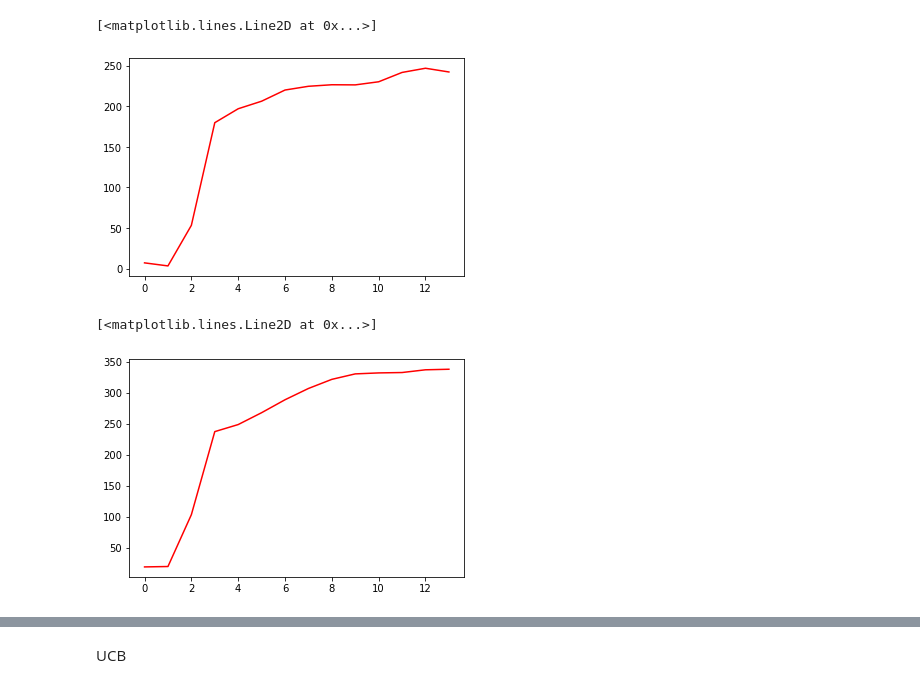
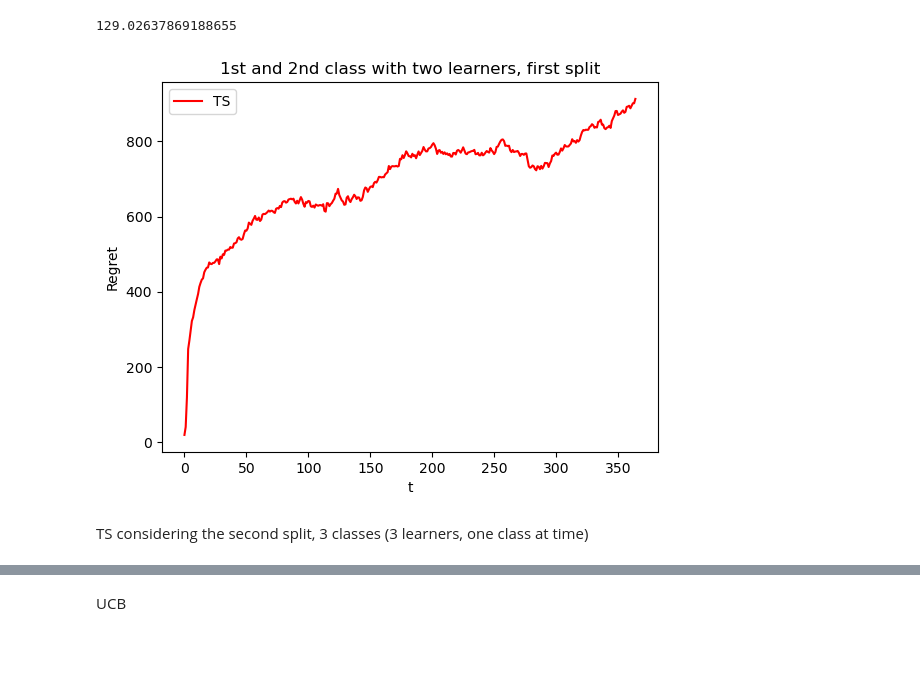
Before and after one commit to GiuliaMontani/Online-learning-application, a Jupyter notebook: Ola_project/Step72.ipynb, the cells around one changed output, grey strips where cells are left out. Saved outputs shown, nothing was run; the diff lists cells and outputs as text; code cells hidden in the pictures; blank space fills up the shorter version.

```diff
--- a/Ola_project/Step72.ipynb
+++ b/Ola_project/Step72.ipynb
@@ -381,12 +391,19 @@ E.graph = np.array([[0. , 0.5, 0. , 1. , 0. ],[1. , 0. , 0. , 0.5, 0. ],[0. , 1.
 # %%
-#FIND OPTIMAL SOLUTION AND CONVERSION RATES
+#FIND OPTIMAL SOLUTION AND CONVERSION RATES considering at the same time the three classes
+
+E = E_commerce(binary_features=1) #NORMAL ECOMMERCE
+E.set_lambda(0.5)
+E.set_products(products)
+E.graph = np.array([[0. , 0.5, 0. , 1. , 0. ],[1. , 0. , 0. , 0.5, 0. ],[0. , 1. , 0. , 0.5, 0. ],[0. , 0.5, 1. , 0. , 0. ],[1. , 0. , 0. , 0.5, 0. ]])
+
+
 n_arms = 4
 num_users = 100
 n_days = 365
 fixed_alpha = 0
 fixed_weights = 1
 fixed_units = 0
-num_experiments = 10
+num_experiments = 5
 opt_vector = np.zeros(num_experiments)
 conv_rates_per_experiment = []
 mean_units_sold_per_product_per_eperiment = []
@@ -492,8 +712,3 @@ for e in range(n_experiments):
     ts1_rewards_per_experiment.append(ts_learner.collected_rewards)
 
     ts1_pulls_per_arm_per_experiment.append(ts_learner.counter_per_arm)
-# %%
-plt.plot(np.cumsum(opt-np.mean(ts1_rewards_per_experiment,axis=0), axis=0), 'r')
-# %% [output]
-[<matplotlib.lines.Line2D at 0x...>]
-[figure, removed]
@@ -574,9 +715,20 @@ for e in range(n_experiments):
 # %%
 ts_reward_first_split = 0.3*(np.mean(ts1_rewards_per_experiment, axis=0))+0.7*(np.mean(ts2_rewards_per_experiment, axis=0))
-# %%
-
-plt.plot(np.cumsum(opt-ts_reward_first_split, axis=0), 'r')
-# %% [output]
-[<matplotlib.lines.Line2D at 0x...>]
-[figure, removed]
+# %%
+opt12 = 0.3*opt1+0.7*opt2
+opt12
+# %% [output]
+129.02637869188655
+# %%
+plt.figure(0)
+plt.xlabel("t")
+plt.ylabel("Regret")
+plt.title("1st and 2nd class with two learners, first split")
+plt.plot(np.cumsum(opt12-ts_reward_first_split, axis=0), 'r')
+plt.legend(["TS"])
+plt.show()
+# %% [output]
+[figure, added]
+# %% [markdown]
+TS considering the second split, 3 classes (3 learners, one class at time)
 # %%
```
Also changed, not shown: parts of 39 cells of this notebook.
